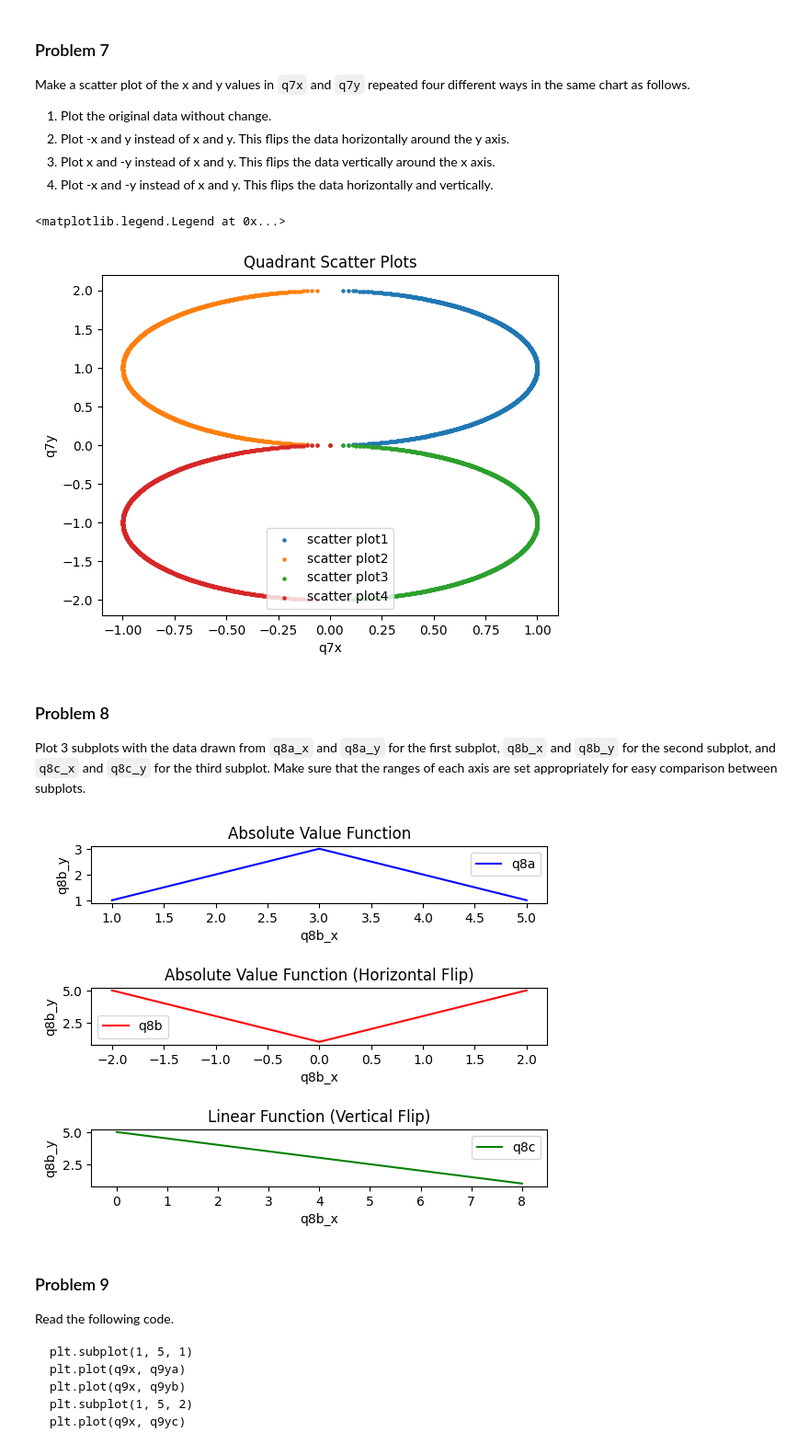
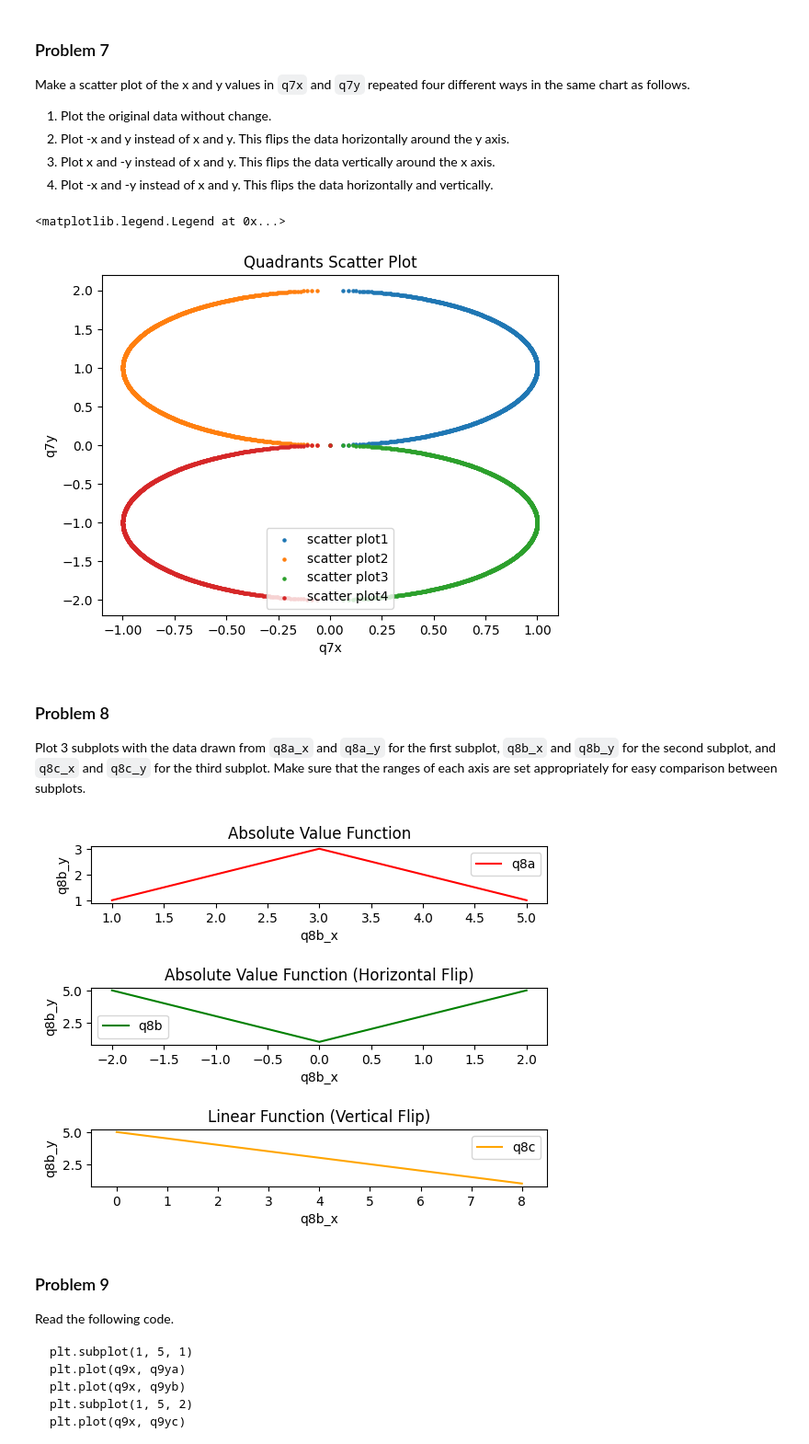
Before and after one commit to veniola/dx602-homework-05, a Jupyter notebook: homework.ipynb, the cells around one changed output. Shown: that part at 92% size. Saved outputs shown, nothing was run; the diff lists cells and outputs as text; code cells hidden in the pictures.

```diff
--- a/homework.ipynb
+++ b/homework.ipynb
@@ -233,13 +233,13 @@ plt.scatter(q7x, neg_q7y, s=5, label="scatter plot3")
 plt.scatter(neg_q7x, neg_q7y, s=5, label="scatter plot4")
 
 # add title and labels
-plt.title("Quadrant Scatter Plots")
+plt.title("Quadrants Scatter Plot")
 plt.xlabel("q7x")
 plt.ylabel("q7y")
 plt.legend()
 # %% [output]
 <matplotlib.legend.Legend at 0x...>
-[figure, old version]
+[figure, new version]
 # %% [markdown]
 ### Problem 8
 
@@ -259,34 +259,34 @@ q8c_y = [5, 4, 3, 2, 1]
 # %%
 # YOUR CHANGES HERE
 
 # use plt.subplot(# of rows, # of columns, index)
 # then use plt.plot() to plot the data
 plt.subplot(3, 1, 1)
-plt.plot(q8a_x, q8a_y, color="blue", label="q8a")
+plt.plot(q8a_x, q8a_y, color="red", label="q8a")
 plt.title("Absolute Value Function")
 plt.xlabel("q8b_x")
 plt.ylabel("q8b_y")
 plt.legend()
 
 plt.subplot(3, 1, 2)
-plt.plot(q8b_x, q8b_y, color="red", label="q8b")
+plt.plot(q8b_x, q8b_y, color="green", label="q8b")
 plt.title("Absolute Value Function (Horizontal Flip)")
 plt.xlabel("q8b_x")
 plt.ylabel("q8b_y")
 plt.legend()
 
 plt.subplot(3, 1, 3)
-plt.plot(q8c_x, q8c_y, color="green", label="q8c")
+plt.plot(q8c_x, q8c_y, color="orange", label="q8c")
 plt.xlim(-0.5,8.5)
 plt.title("Linear Function (Vertical Flip)")
 plt.xlabel("q8b_x")
 plt.ylabel("q8b_y")
 plt.legend()
 
 # create spacing between subplots
 plt.subplots_adjust(hspace=1.5) # percentage (so 100%) of vertical space between plots
 # %% [output]
-[figure, old version]
+[figure, new version]
 # %% [markdown]
 ### Problem 9
 
```
Also changed, not shown: parts of 11 cells of this notebook, 1 other file.
